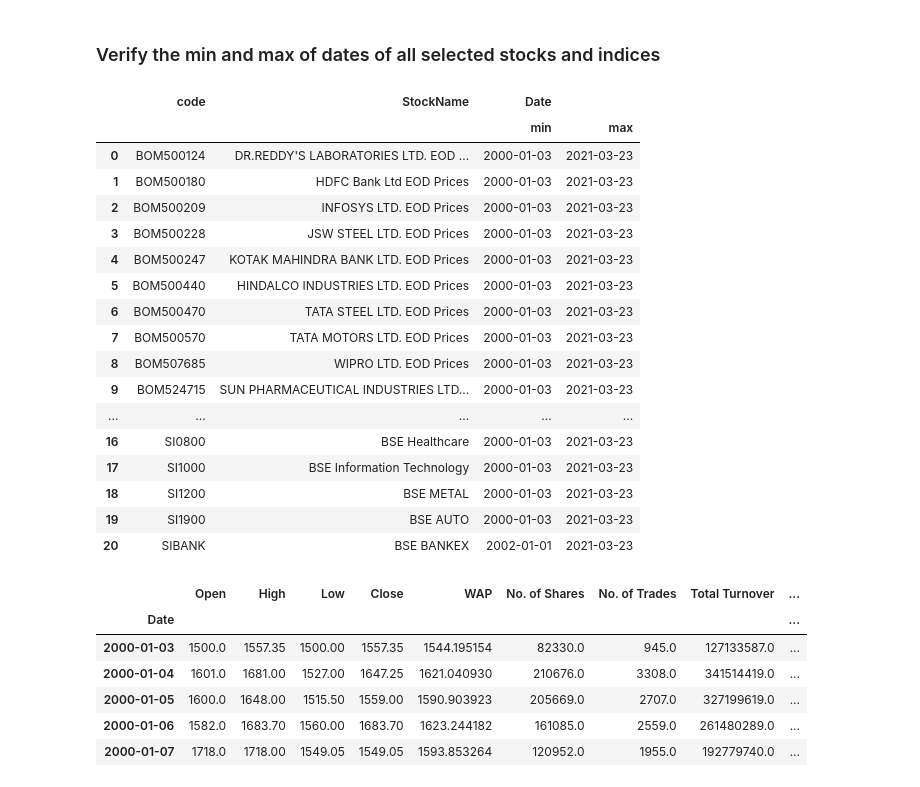
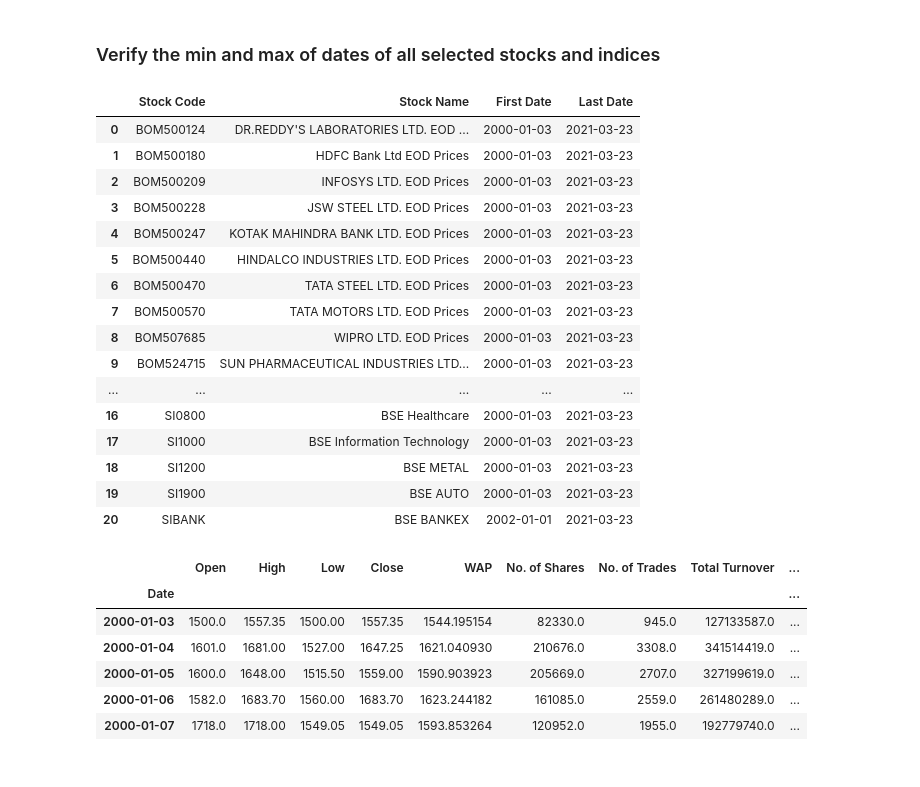
Before and after one commit to acamit/DataScience, a Jupyter notebook: Thesis work/Code/Thesis Implementation Models.ipynb, the cells around one changed output. Cells and saved outputs as stored; diff of their text form; code cells hidden in the pictures.

```diff
--- a/Thesis work/Code/Thesis Implementation Models.ipynb
+++ b/Thesis work/Code/Thesis Implementation Models.ipynb
@@ -222,10 +223,10 @@ memory usage: 13.7+ MB
 ### Verify the min and max of dates of all selected stocks and indices
 # %%
 dateRanges = dataset.groupby(['code', 'StockName']).agg({'Date': ['min', 'max']}).reset_index()
+dateRanges.columns = ['Stock Code', 'Stock Name', 'First Date', 'Last Date']
 dateRanges
 # %% [output]
-|  | code | StockName | Date |  |
-|  |  |  | min | max |
+|  | Stock Code | Stock Name | First Date | Last Date |
 | 0 | BOM500124 | DR.REDDY'S LABORATORIES LTD. EOD ... | 2000-01-03 | 2021-03-23 |
 | 1 | BOM500180 | HDFC Bank Ltd EOD Prices | 2000-01-03 | 2021-03-23 |
 | 2 | BOM500209 | INFOSYS LTD. EOD Prices | 2000-01-03 | 2021-03-23 |
```
Also changed, not shown: parts of 24 cells of this notebook, 3 other files.
